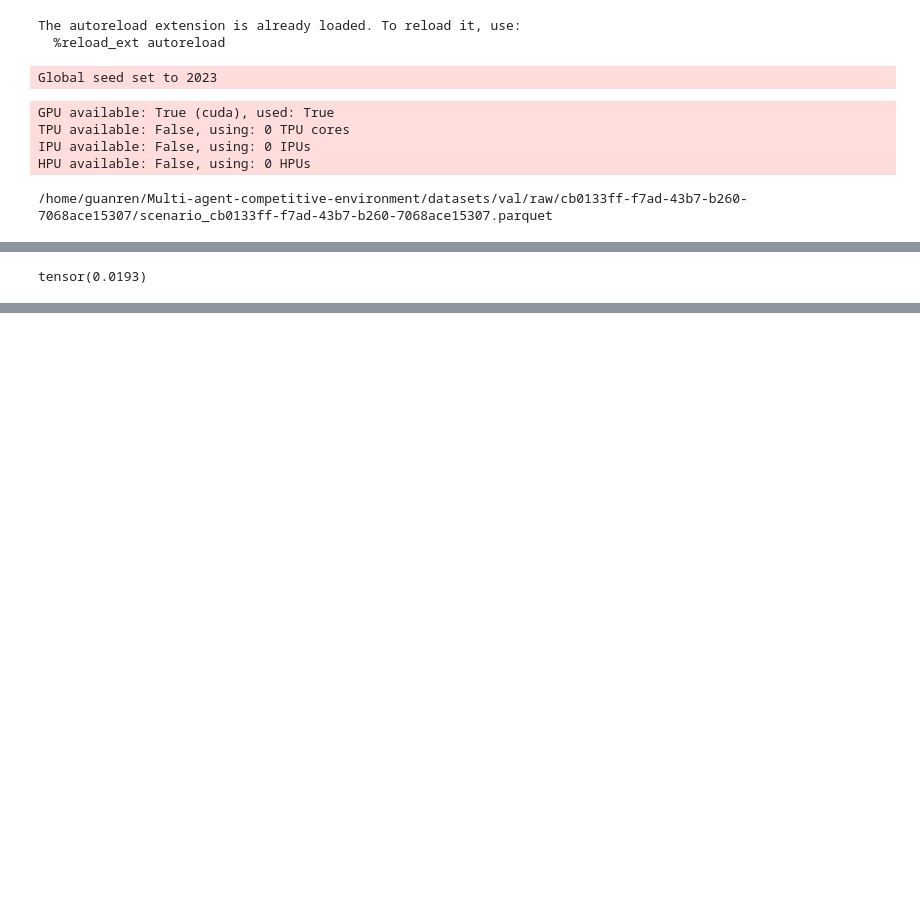
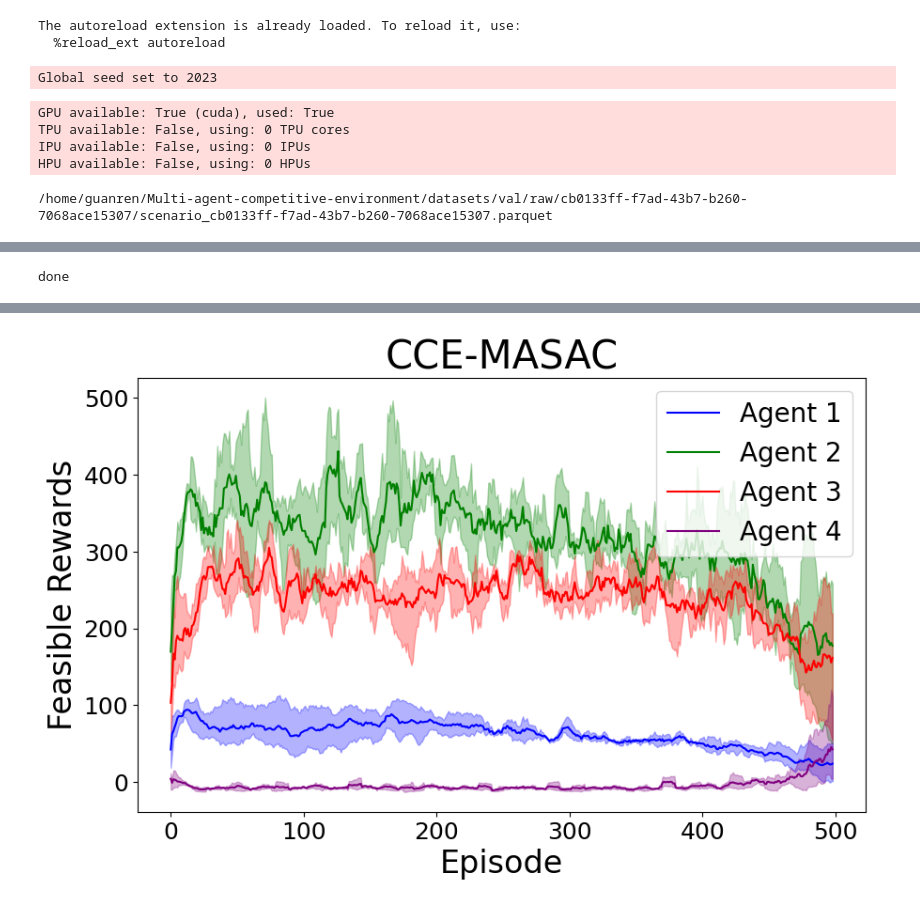
Before and after one commit to qiaoguanren/Multi-agent-competitive-environment, a Jupyter notebook: val_ppo.ipynb, the cells around one changed output, grey strips where cells are left out. Drawn from its saved outputs; the diff is of its cells as text; code cells hidden in the pictures; blank space fills up the shorter version.

```diff
--- a/val_ppo.ipynb
+++ b/val_ppo.ipynb
@@ -200,21 +217,28 @@ IndexError: The shape of the mask [29] at index 0 does not match the shape of th
 [drawing not drawn]
 # %%
 [x.value for x in _STATIC_OBJECT_TYPES]
-# %%
-from torch.distributions import Normal
-import torch.nn.functional as F
-data['agent']['position'][data['agent']['category']==3][0,45]
-Normal(0,0.1).sample()
-# %% [output]
-tensor(0.0193)
+# %%
+vid_path
+import csv
+
+random_numbers = [round(random.uniform(42, 69), 8) for _ in range(500)]
+
+data = [[num] for num in random_numbers]
+
+with open('/home/guanren/Multi-agent-competitive-environment/figures/version_29/BC_seed1234_task1.csv', 'w', newline='') as file:
+    writer = csv.writer(file)
+    writer.writerows(data)
+print('done')
+# %% [output]
+done
 # %%
 import pandas as pd
 import matplotlib.pyplot as plt
 import numpy as np
 
-file_paths = ['/home/guanren/Multi-agent-competitive-environment/figures/version_8/MASAC_episode500_epoch20_beta1e-1_seed666.csv', '/home/guanren/Multi-agent-competitive-environment/figures/version_13/MASAC_episode500_epoch20_beta1e-1_seed2023.csv']
-
-colors = ['blue', 'green', 'red']
+#file_paths = ['/home/guanren/Multi-agent-competitive-environment/figures/version_30/MASAC_episode500_epoch10_beta1e-1_seed1000_task2_agent-number4.csv', '/home/guanren/Multi-agent-competitive-environment/figures/version_31/MASAC_episode500_epoch10_beta1e-1_seed1234_task2_agent-number4.csv','/home/guanren/Multi-agent-competitive-environment/figures/version_32/MASAC_episode500_epoch10_beta1e-1_seed666_task2_agent-number4.csv']
+file_paths = ['/home/guanren/Multi-agent-competitive-environment/figures/version_33/MASAC_episode500_epoch10_beta1e-1_seed1000_task2_agent-number4.csv', '/home/guanren/Multi-agent-competitive-environment/figures/version_34/MASAC_episode500_epoch10_beta1e-1_seed1234_task2_agent-number4.csv','/home/guanren/Multi-agent-competitive-environment/figures/version_35/MASAC_episode500_epoch10_beta1e-1_seed666_task2_agent-number4.csv']
+colors = ['blue', 'green', 'red','purple']
 
 agent_data = {}
 
@@ -239,10 +263,11 @@ for agent_id, data in agent_data.items():
     plt.plot(mean_values, label=f'Agent {agent_id+1}', color=colors[agent_id])
     plt.fill_between(range(len(mean_values)), min_values, max_values, color=colors[agent_id], alpha=0.3)
 
-plt.title('CCE-MAPPO', fontsize=30)
+plt.title('CCE-MASAC', fontsize=30)
 plt.xlabel('Episode', fontsize=24)
 plt.ylabel('Feasible Rewards', fontsize=24)
 plt.legend(fontsize=20)
 plt.tick_params(axis='both', which='major', labelsize=18)
+plt.savefig('MARL-4.png')
 plt.show()
 # %% [output]
@@ -249,0 +274 @@ plt.show()
+[figure, added]
```
Also changed, not shown: parts of 7 cells of this notebook, 25 other files.
